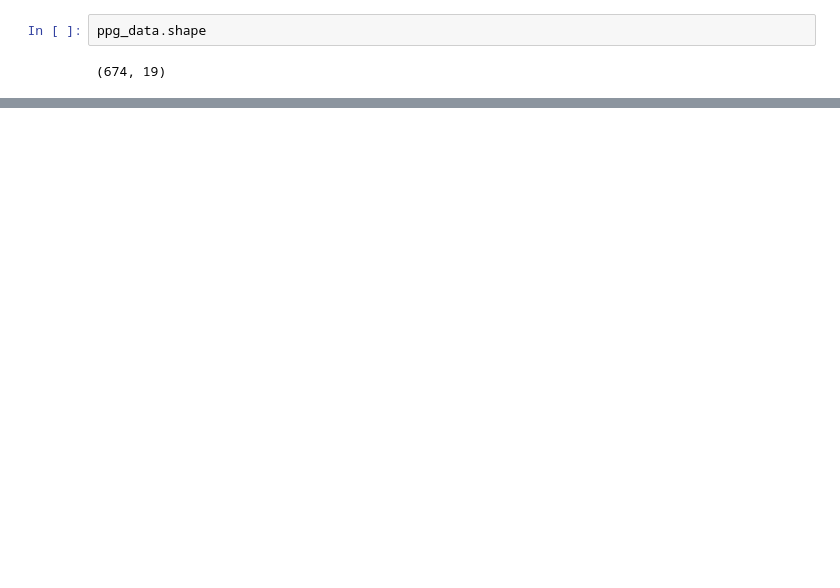
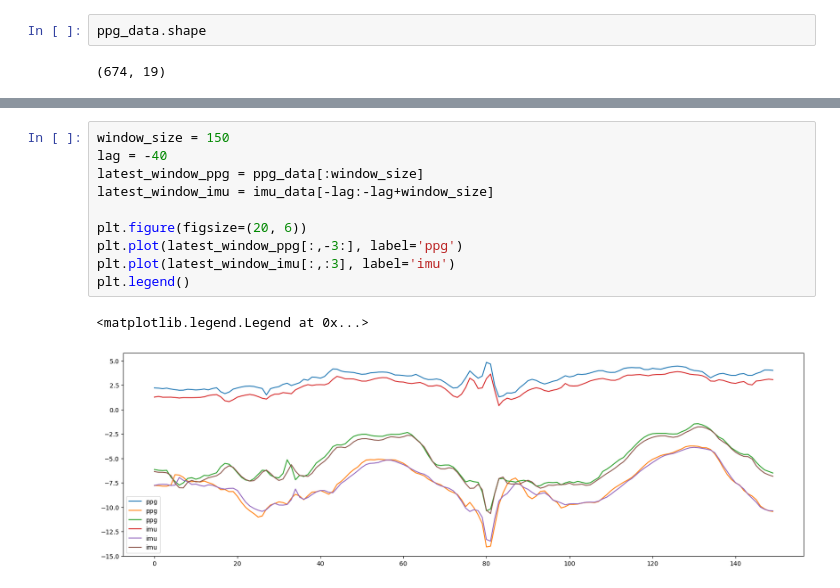
Before and after one commit to larshaupt/WristPPG, a Jupyter notebook: stream/live_inference.ipynb, the cells around one changed output, grey strips where cells are left out. Saved outputs shown, nothing was run; the diff lists cells and outputs as text; blank space fills up the shorter version.

```diff
--- a/stream/live_inference.ipynb
+++ b/stream/live_inference.ipynb
@@ -25,0 +51,13 @@ plt.plot(imu_data[:,0])
+# %%
+window_size = 150
+lag = -40
+latest_window_ppg = ppg_data[:window_size]
+latest_window_imu = imu_data[-lag:-lag+window_size]
+
+plt.figure(figsize=(20, 6))
+plt.plot(latest_window_ppg[:,-3:], label='ppg')
+plt.plot(latest_window_imu[:,:3], label='imu')
+plt.legend()
+# %% [output]
+<matplotlib.legend.Legend at 0x...>
+[figure, added]
```
Also changed, not shown: parts of 17 cells of this notebook, 1 other file.
